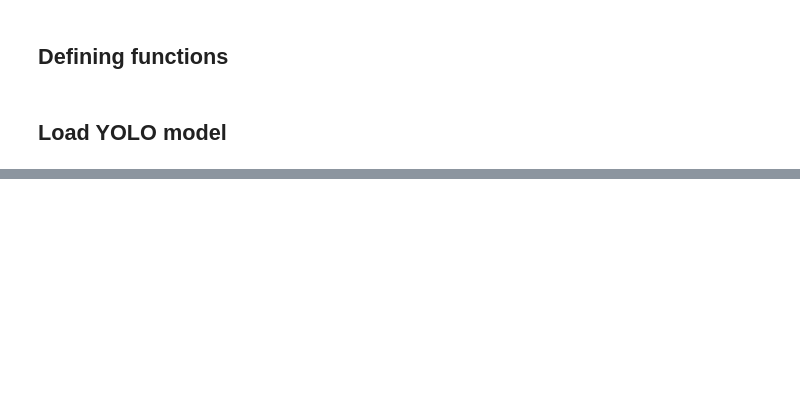
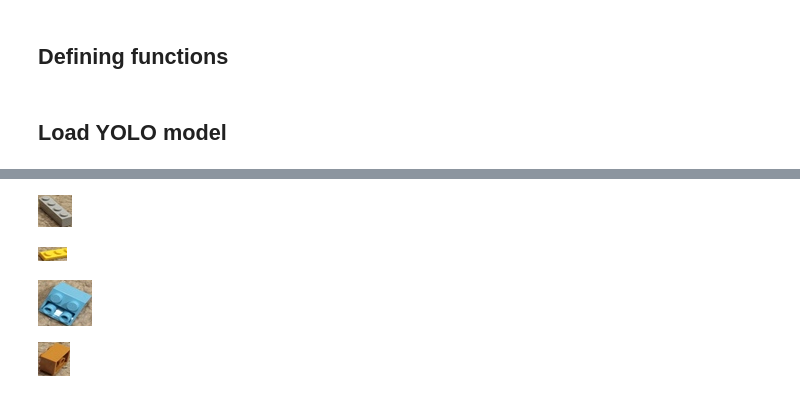
Before and after one commit to Johnny-droid/Lego-Image-Detector, a Jupyter notebook: p2/task3.ipynb, the cells around one changed output, grey strips where cells are left out. Saved outputs shown, nothing was run; the diff lists cells and outputs as text; code cells hidden in the pictures; blank space fills up the shorter version.

```diff
--- a/p2/task3.ipynb
+++ b/p2/task3.ipynb
@@ -113,0 +85,20 @@ for name in get_file_names(folder_name):
+# %%
+bb_imgs = []
+
+def getBBImages(image, bbs):
+    for bb in bbs:
+        x1, y1, x2, y2 = [int(x) for x in bb]
+        cropped = image[y1:y2, x1:x2]
+        bb_imgs.append(cropped)
+
+
+
+getBBImages(img, bbs)
+
+for i in bb_imgs:
+    render(i)
+# %% [output]
+[figure, added]
+[figure, added]
+[figure, added]
+[figure, added]
```
Also changed, not shown: parts of 11 cells of this notebook.
